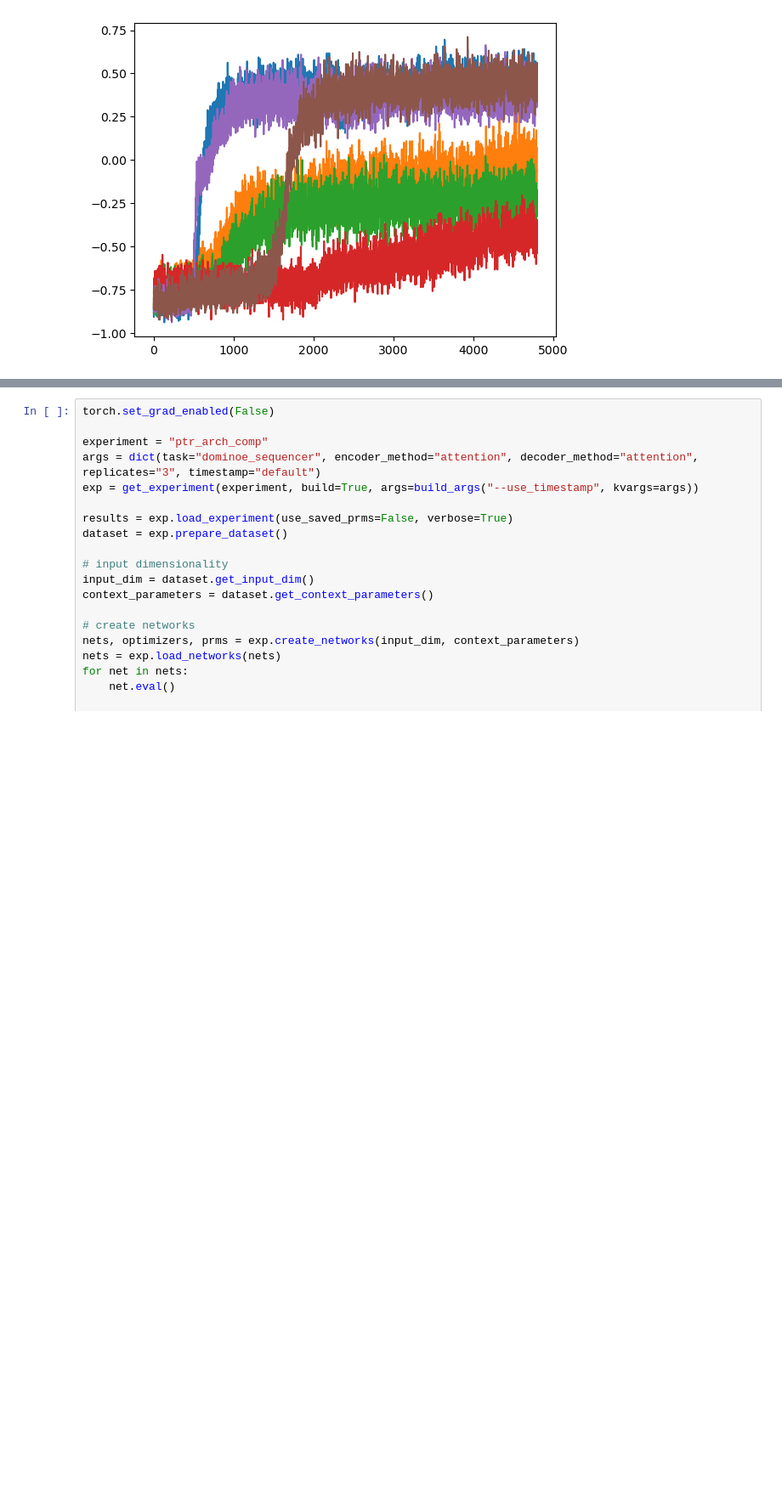
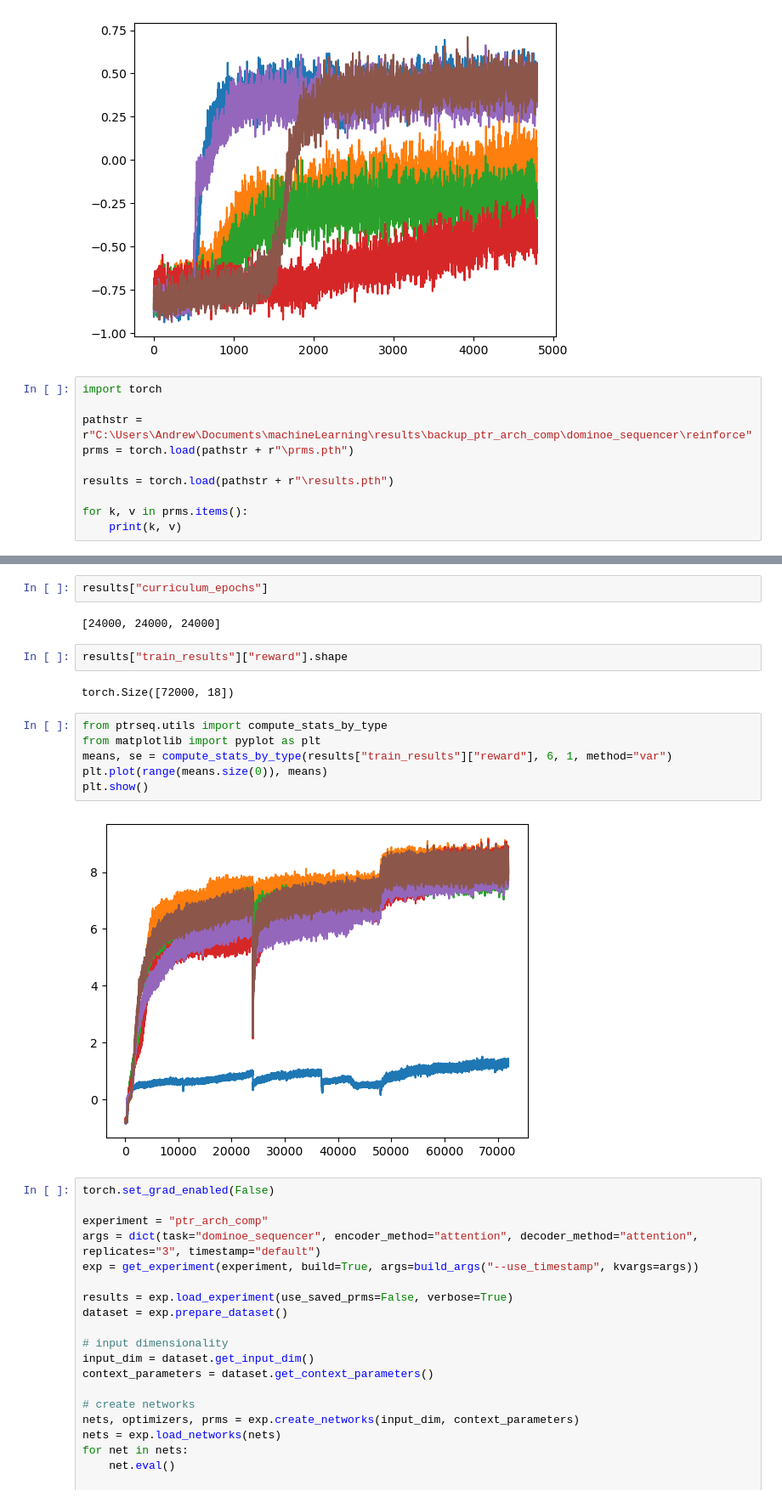
Before and after one commit to landoskape/pointersequencer, a Jupyter notebook: workspace.ipynb, the cells around one changed output, grey strips where cells are left out. Shown at 85% size. Drawn from its saved outputs; the diff is of its cells as text; blank space fills up the shorter version.

```diff
--- a/workspace.ipynb
+++ b/workspace.ipynb
@@ -129,3 +129,13 @@ plt.plot(torch.arange(exp.args.train_epochs), results["train_results"]["reward"]
 plt.show()
 # %% [output]
 [figure]
+# %%
+import torch
+
+pathstr = r"C:\Users\Andrew\Documents\machineLearning\results\backup_ptr_arch_comp\dominoe_sequencer\reinforce"
+prms = torch.load(pathstr + r"\prms.pth")
+
+results = torch.load(pathstr + r"\results.pth")
+
+for k, v in prms.items():
+    print(k, v)
@@ -132,3 +160,19 @@ plt.show()
+# %%
+results["curriculum_epochs"]
+# %% [output]
+[24000, 24000, 24000]
+# %%
+results["train_results"]["reward"].shape
+# %% [output]
+torch.Size([72000, 18])
+# %%
+from ptrseq.utils import compute_stats_by_type
+from matplotlib import pyplot as plt
+means, se = compute_stats_by_type(results["train_results"]["reward"], 6, 1, method="var")
+plt.plot(range(means.size(0)), means)
+plt.show()
+# %% [output]
+[figure, added]
 # %%
 torch.set_grad_enabled(False)
 
```
Also changed, not shown: parts of 1 cell of this notebook.
